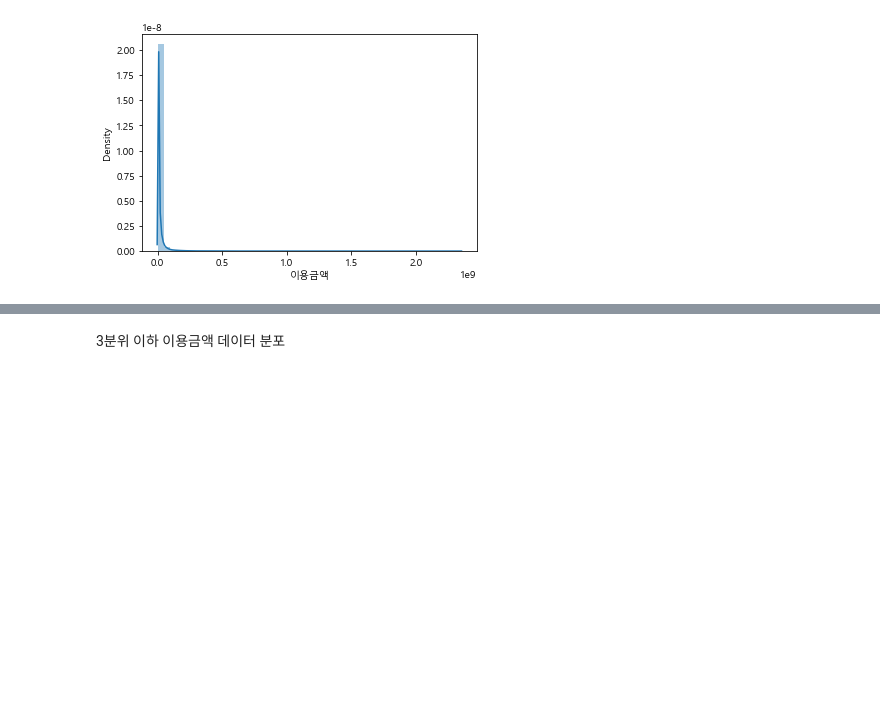
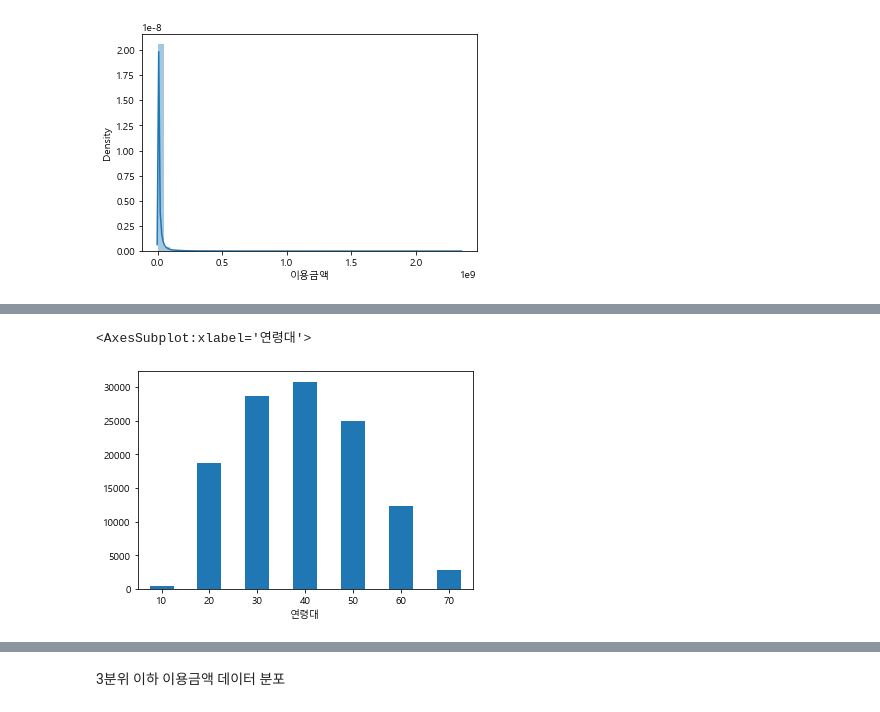
Before and after one commit to kkh9198/PROJECT_2, a Jupyter notebook: PROJECT_2.ipynb, the cells around one changed output, grey strips where cells are left out. Saved outputs shown, nothing was run; the diff lists cells and outputs as text; code cells hidden in the pictures; blank space fills up the shorter version.

```diff
--- a/PROJECT_2.ipynb
+++ b/PROJECT_2.ipynb
@@ -320,0 +343,5 @@ sns.distplot(df_high['이용금액']);
+# %%
+df_high_j.groupby('연령대')['연령대'].count().plot.bar(rot=0)
+# %% [output]
+<AxesSubplot:xlabel='연령대'>
+[figure, added]
```
Also changed, not shown: parts of 13 cells of this notebook.
